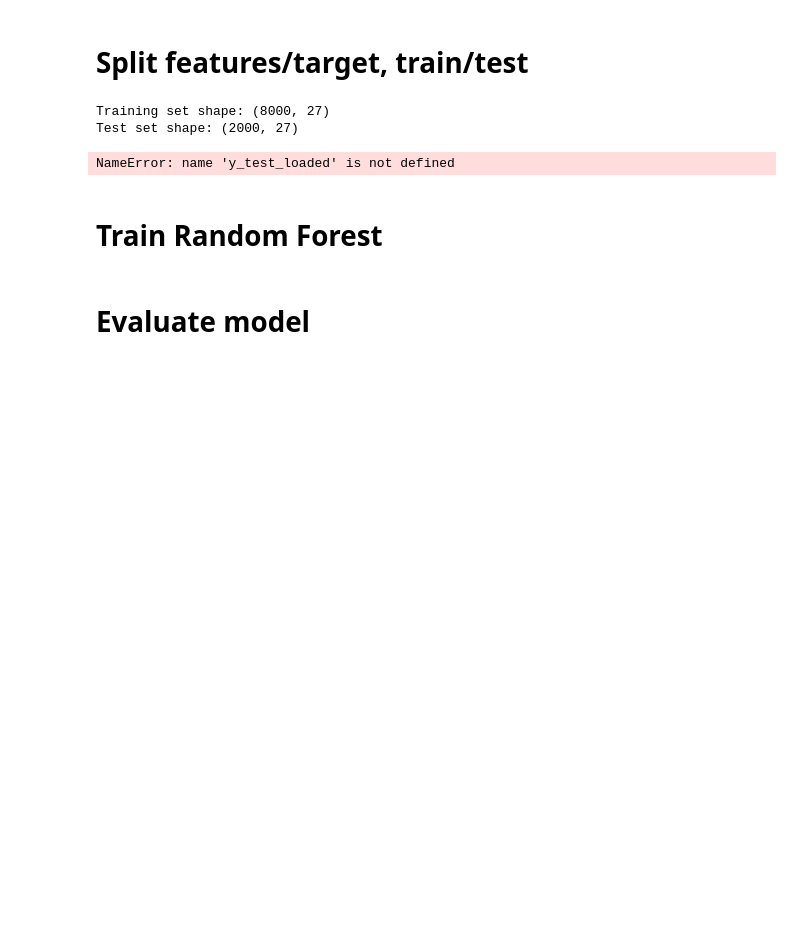
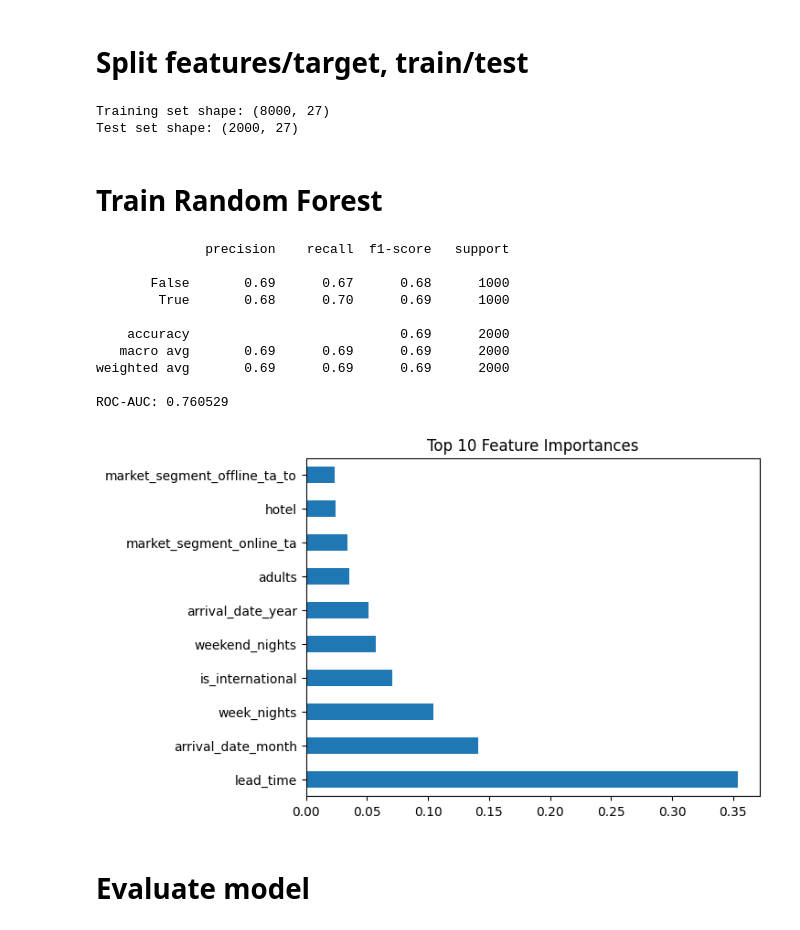
Before and after one commit to desi0302/CancelScope-Hotel-Booking-Analysis, a Jupyter notebook: jupyter_notebooks/ml.ipynb, the cells around one changed output. Cells and saved outputs as stored; diff of their text form; code cells hidden in the pictures; blank space fills up the shorter version.

```diff
--- a/jupyter_notebooks/ml.ipynb
+++ b/jupyter_notebooks/ml.ipynb
@@ -133,44 +133,37 @@ y_test.to_csv("y_test.csv", index=False)
 # %% [output]
 Training set shape: (8000, 27)
 Test set shape: (2000, 27)
-# %%
-# !!!!
-# For y_test
-y_test_loaded = y_test_loaded.squeeze()  # make it a Series
-
-# For X_test
-X_test_loaded = X_test_loaded.astype(X_test.dtypes.to_dict())  # align dtypes
-
-# Reset indices just to be safe
-X_test_loaded = X_test_loaded.reset_index(drop=True)
-X_test = X_test.reset_index(drop=True)
-y_test_loaded = y_test_loaded.reset_index(drop=True)
-y_test = y_test.reset_index(drop=True)
-
-# Compare
-print("X_test equal:", X_test.equals(X_test_loaded))
-print("y_test equal:", y_test.equals(y_test_loaded))
-# %% [output]
-NameError: name 'y_test_loaded' is not defined
 # %% [markdown]
 # Train Random Forest
 # %%
-# Train Random Forest
-rf = RandomForestClassifier(random_state=42, n_jobs=-1)
-rf.fit(X_train, y_train)
+# # Train Random Forest
+# rf = RandomForestClassifier(random_state=42, n_jobs=-1)
+# rf.fit(X_train, y_train)
 
-# Predictions
-y_pred = rf.predict(X_test)
-y_proba = rf.predict_proba(X_test)[:, 1]
+# # Predictions
+# y_pred = rf.predict(X_test)
+# y_proba = rf.predict_proba(X_test)[:, 1]
 
-# Evaluation
-print(classification_report(y_test, y_pred))
-print("ROC-AUC:", roc_auc_score(y_test, y_proba))
+# # Evaluation
+# print(classification_report(y_test, y_pred))
+# print("ROC-AUC:", roc_auc_score(y_test, y_proba))
 
-# Feature importance
-feature_importances = pd.Series(rf.feature_importances_, index=X.columns).sort_values(ascending=False)
-feature_importances.head(10).plot(kind='barh', title='Top 10 Feature Importances')
-plt.show()
+# # Feature importance
+# feature_importances = pd.Series(rf.feature_importances_, index=X.columns).sort_values(ascending=False)
+# feature_importances.head(10).plot(kind='barh', title='Top 10 Feature Importances')
+# plt.show()
+# %% [output]
+              precision    recall  f1-score   support
+
+       False       0.69      0.67      0.68      1000
+        True       0.68      0.70      0.69      1000
+
+    accuracy                           0.69      2000
+   macro avg       0.69      0.69      0.69      2000
+weighted avg       0.69      0.69      0.69      2000
+
+ROC-AUC: 0.760529
+[figure, added]
 # %% [markdown]
 # Evaluate model
 # %%
```
Also changed, not shown: parts of 9 cells of this notebook, 3 other files.
